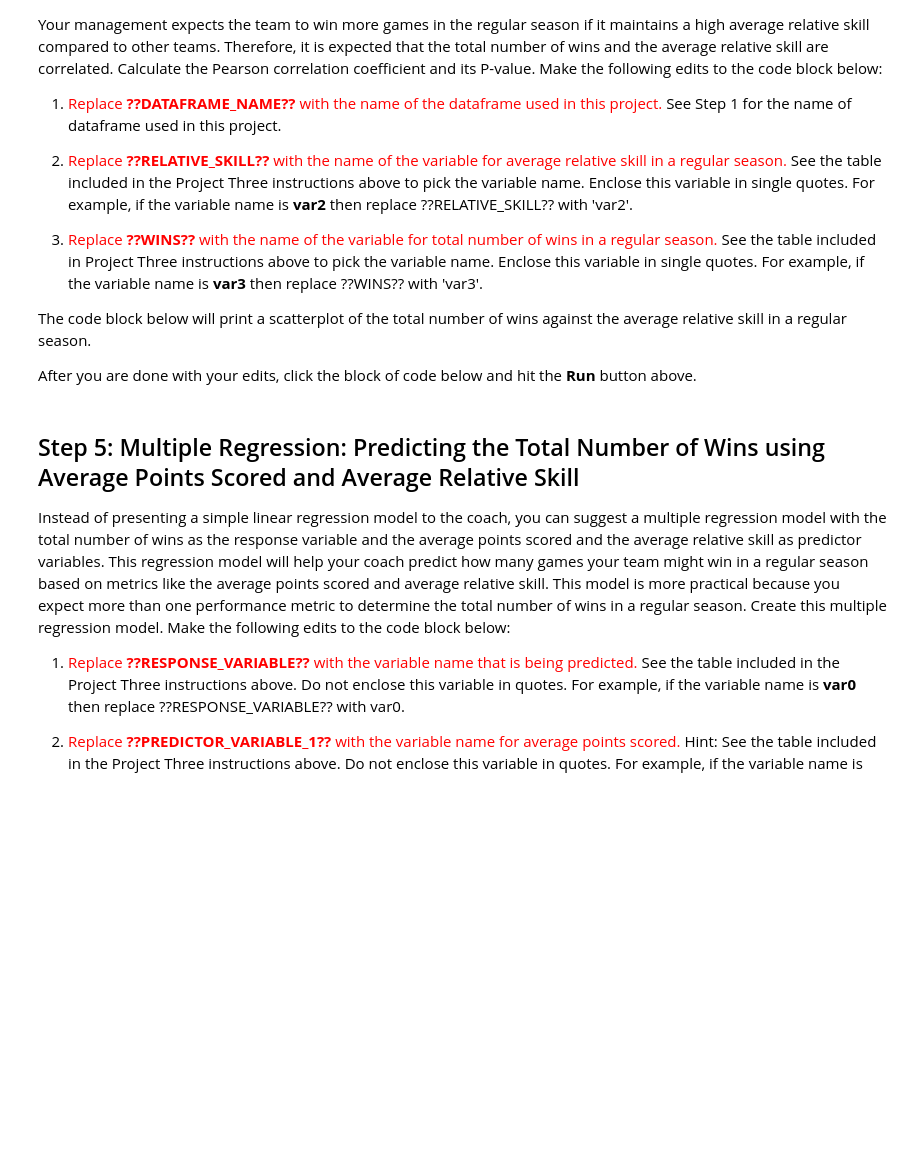
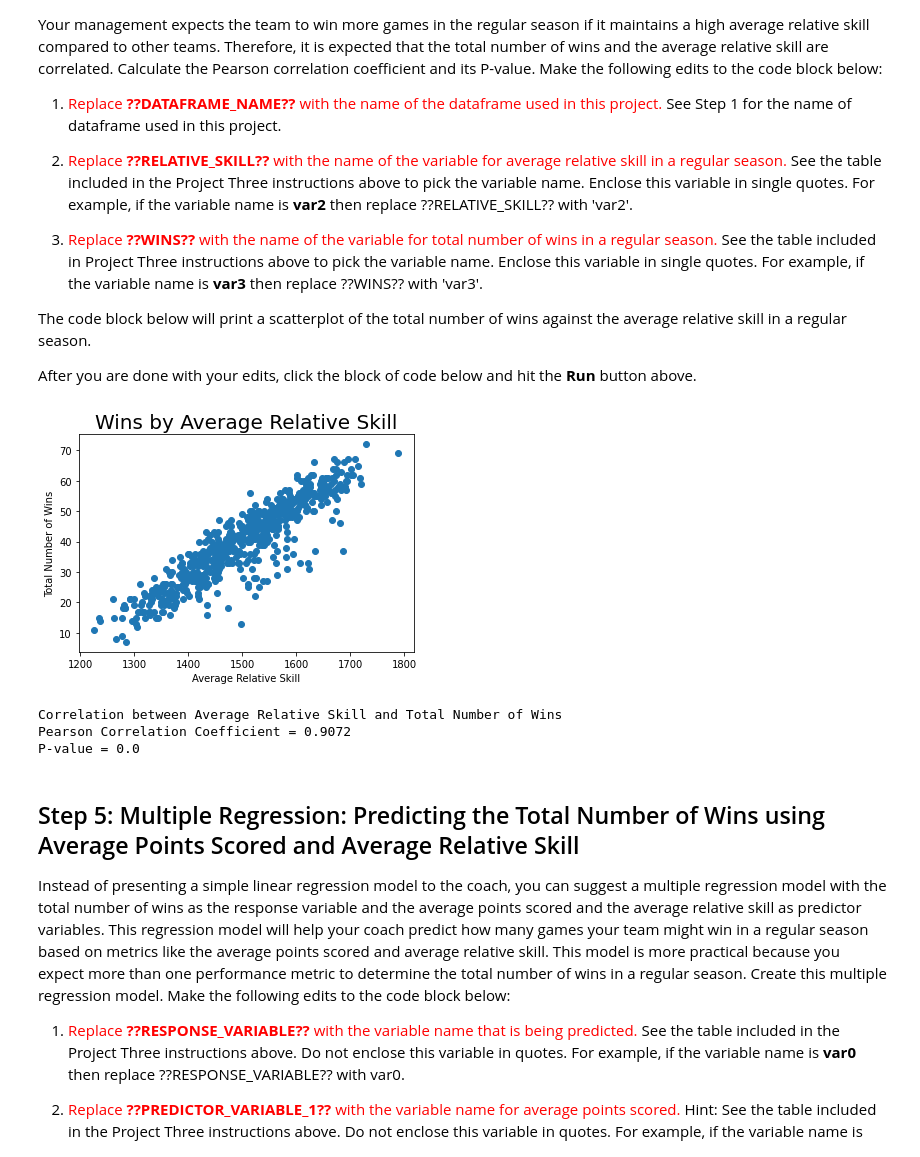
Before and after one commit to adavila0703/MAT-243-J4480-applied-statistics, a Jupyter notebook: project-3/Project Three Jupyter Script.ipynb, the cells around one changed output. Cells and saved outputs as stored; diff of their text form; code cells hidden in the pictures; blank space fills up the shorter version.

```diff
--- a/project-3/Project Three Jupyter Script.ipynb
+++ b/project-3/Project Three Jupyter Script.ipynb
@@ -113,20 +147,25 @@ The code block below will print a scatterplot of the total number of wins agains
 
 After you are done with your edits, click the block of code below and hit the **Run** button above.
 # %%
-# ---- TODO: make your edits here ---
-plt.plot(??DATAFRAME_NAME??[??RELATIVE_SKILL??], ??DATAFRAME_NAME??[??WINS??], 'o')
+
+plt.plot(nba_wins_df[avg_elo], nba_wins_df[total_wins], 'o')
 
 plt.title('Wins by Average Relative Skill', fontsize=20)
 plt.xlabel('Average Relative Skill')
 plt.ylabel('Total Number of Wins')
 plt.show()
 
 # ---- TODO: make your edits here ---
-correlation_coefficient, p_value = st.pearsonr(??DATAFRAME_NAME??[??RELATIVE_SKILL??], ??DATAFRAME_NAME??[??WINS??])
+correlation_coefficient, p_value = st.pearsonr(nba_wins_df[avg_elo], nba_wins_df[total_wins])
 
 print("Correlation between Average Relative Skill and Total Number of Wins ")
 print("Pearson Correlation Coefficient =",  round(correlation_coefficient,4))
 print("P-value =", round(p_value,4))
+# %% [output]
+[figure, added]
+Correlation between Average Relative Skill and Total Number of Wins
+Pearson Correlation Coefficient = 0.9072
+P-value = 0.0
 # %% [markdown]
 ## Step 5: Multiple Regression: Predicting the Total Number of Wins using Average Points Scored and Average Relative Skill
 
```
Also changed, not shown: parts of 6 cells of this notebook, 2 other files.
